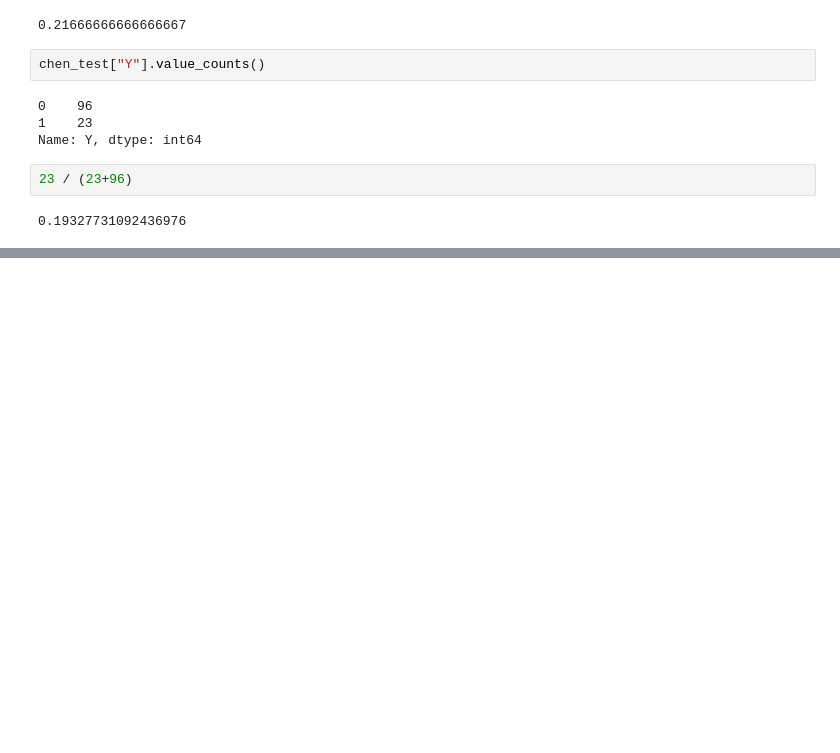
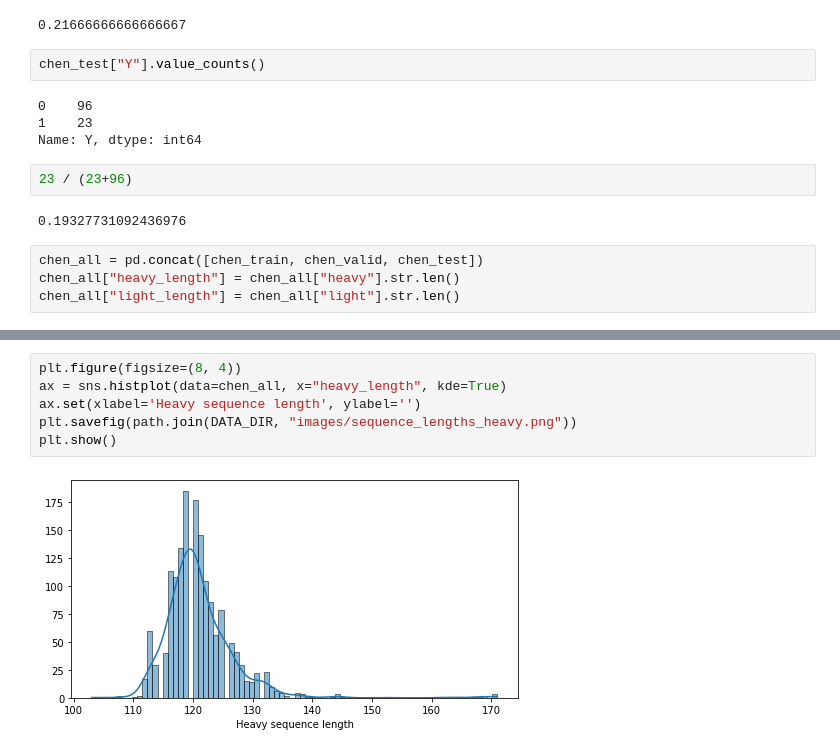
Before and after one commit to kvetab/di-pred, a Jupyter notebook: notebooks/data_processing/04-data-split-deduplicated.ipynb, the cells around one changed output, grey strips where cells are left out. Saved outputs shown, nothing was run; the diff lists cells and outputs as text; blank space fills up the shorter version.

```diff
--- a/notebooks/data_processing/04-data-split-deduplicated.ipynb
+++ b/notebooks/data_processing/04-data-split-deduplicated.ipynb
@@ -377,3 +433,7 @@ Name: Y, dtype: int64
 23 / (23+96)
 # %% [output]
 0.19327731092436976
+# %%
+chen_all = pd.concat([chen_train, chen_valid, chen_test])
+chen_all["heavy_length"] = chen_all["heavy"].str.len()
+chen_all["light_length"] = chen_all["light"].str.len()
@@ -379,0 +456,8 @@ Name: Y, dtype: int64
+# %%
+plt.figure(figsize=(8, 4))
+ax = sns.histplot(data=chen_all, x="heavy_length", kde=True)
+ax.set(xlabel='Heavy sequence length', ylabel='')
+plt.savefig(path.join(DATA_DIR, "images/sequence_lengths_heavy.png"))
+plt.show()
+# %% [output]
+[figure, added]
```
Also changed, not shown: parts of 16 cells of this notebook.
